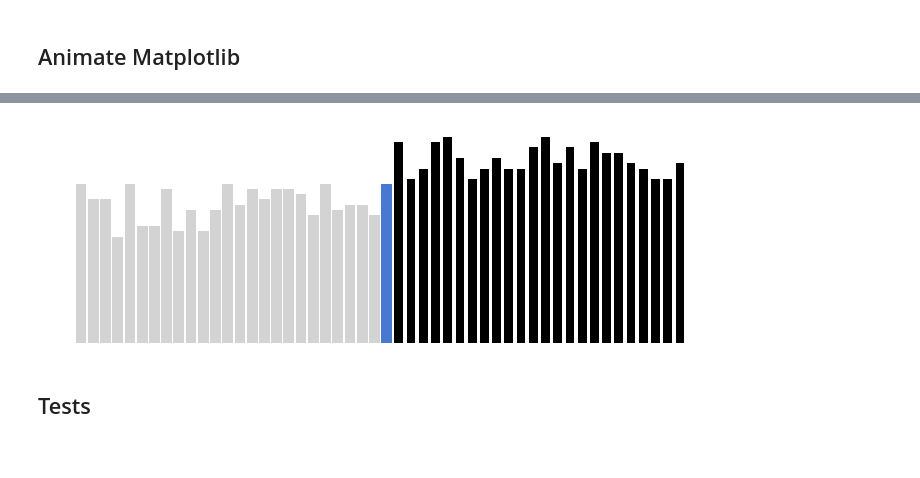
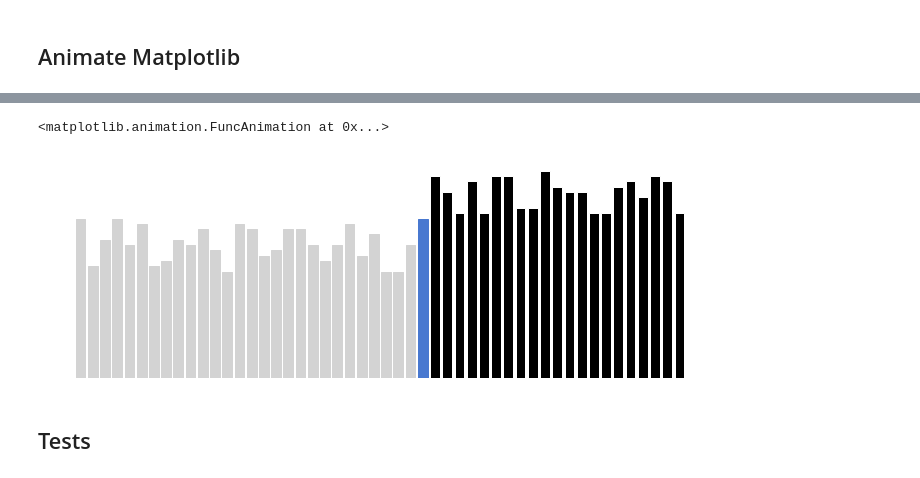
Before and after one commit to n2cholas/array-partition-comparison, a Jupyter notebook: array_partition_comparison.ipynb, the cells around one changed output, grey strips where cells are left out. Drawn from its saved outputs; the diff is of its cells as text; code cells hidden in the pictures.

```diff
--- a/array_partition_comparison.ipynb
+++ b/array_partition_comparison.ipynb
@@ -154,9 +156,10 @@ anim.save('assets/hoare_animation.gif', writer='imagemagick', fps=3)
 # %%
 anim = animate_partition(andrei_partition_viz)
-anim.save('assets/andrei_animation.gif', writer='imagemagick', fps=3)
-# anim
+# anim.save('assets/andrei_animation.gif', writer='imagemagick', fps=3)
+anim
 # %% [output]
+<matplotlib.animation.FuncAnimation at 0x...>
-[figure, old version]
+[figure, new version]
 # %% [markdown]
 ## Tests
 # %%
```
Also changed, not shown: parts of 21 cells of this notebook, 4 other files.
